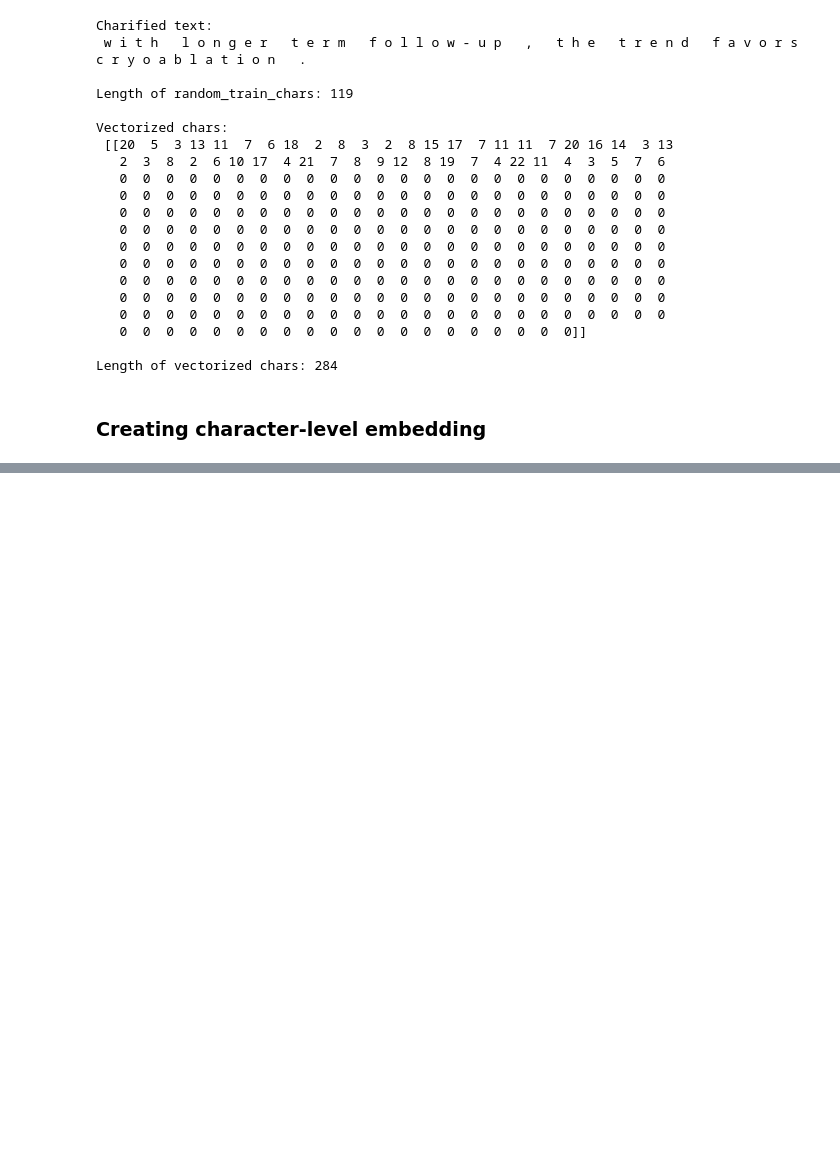
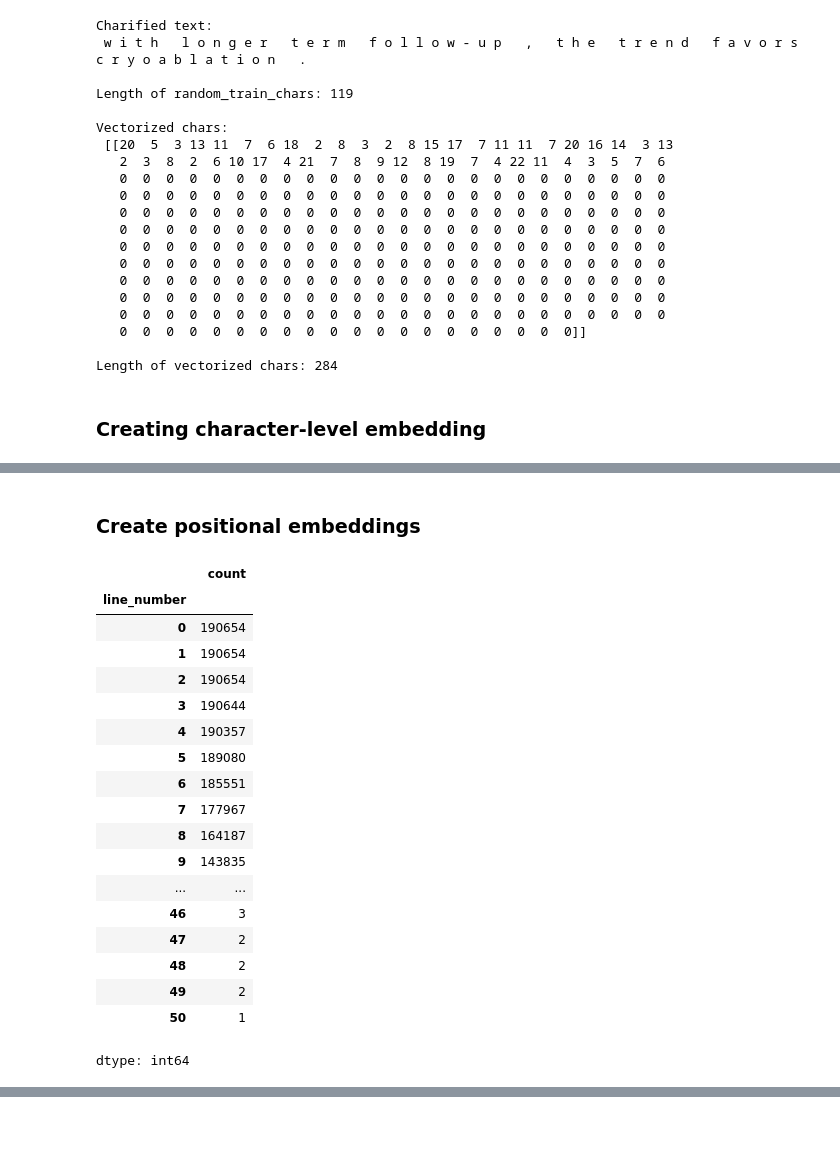
Before and after one commit to masrik-dev/skimlit-nlp-project, a Jupyter notebook: skimlit.ipynb, the cells around one changed output, grey strips where cells are left out. Saved outputs shown, nothing was run; the diff lists cells and outputs as text; code cells hidden in the pictures; blank space fills up the shorter version.

```diff
--- a/skimlit.ipynb
+++ b/skimlit.ipynb
@@ -423,0 +462,25 @@ Length of vectorized chars: 284
+# %% [markdown]
+### Create positional embeddings
+# %%
+# How many different line numbers are there?
+train_df["line_number"].value_counts()
+# %% [output]
+|  | count |
+| line_number |  |
+| 0 | 190654 |
+| 1 | 190654 |
+| 2 | 190654 |
+| 3 | 190644 |
+| 4 | 190357 |
+| 5 | 189080 |
+| 6 | 185551 |
+| 7 | 177967 |
+| 8 | 164187 |
+| 9 | 143835 |
+| ... | ... |
+| 46 | 3 |
+| 47 | 2 |
+| 48 | 2 |
+| 49 | 2 |
+| 50 | 1 |
+dtype: int64
```
Also changed, not shown: parts of 13 cells of this notebook.
